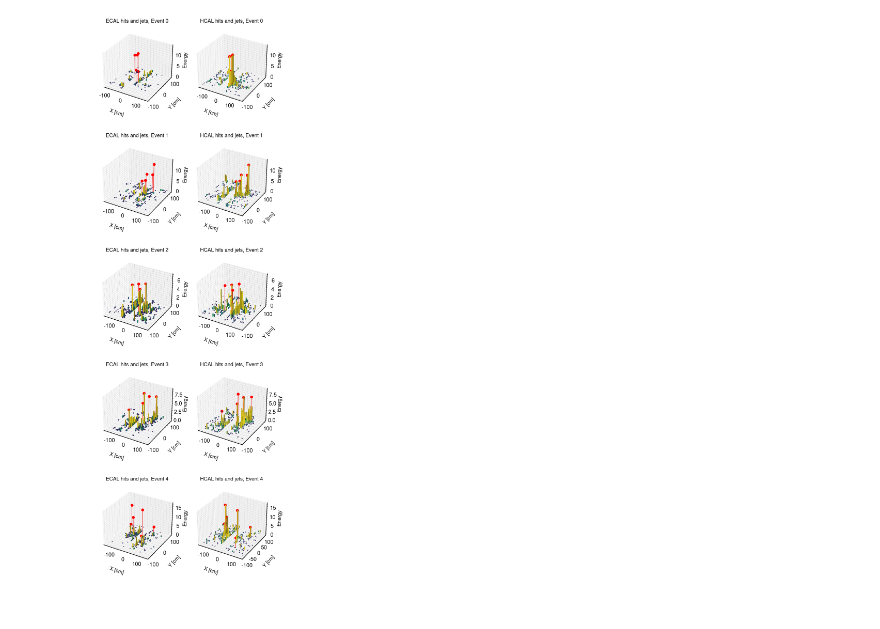
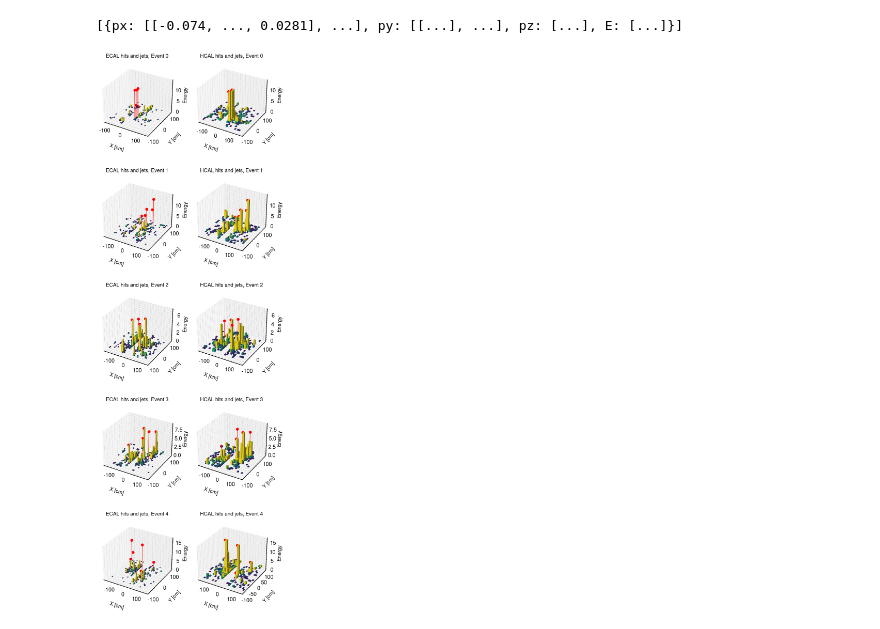
Before and after one commit to SeanBP/STAR-Forward-Analysis, a Jupyter notebook: STAR Forward Upgrade Analysis.ipynb, the cells around one changed output. Saved outputs shown, nothing was run; the diff lists cells and outputs as text; code cells hidden in the pictures.

Commit message:
Created fastjet example

```diff
--- a/STAR Forward Upgrade Analysis.ipynb
+++ b/STAR Forward Upgrade Analysis.ipynb
@@ -49,12 +50,15 @@ py = (ycut / norms) * ecut
 pz = (zcut / norms) * ecut
 ex = np.abs(px)
 
-lorentz = {"px": px, "py": py, "pz": pz, "E": ecut, "ex": ex}
+lorentz = {"px": px, "py": py, "pz": pz, "E": ecut}
 
 allLorentz = ak.from_iter([lorentz])
+print(allLorentz)
+# %% [output]
+[{px: [[-0.074, ..., 0.0281], ...], py: [[...], ...], pz: [...], E: [...]}]
 # %%
 # Define the jet definition
-jetdef = fastjet.JetDefinition(fastjet.antikt_algorithm, 0.4)
+jetdef = fastjet.JetDefinition(fastjet.antikt_algorithm, 1.0)
 
 # Cluster the particles into jets
 cluster = fastjet.ClusterSequence(allLorentz, jetdef)
@@ -69,9 +73,12 @@ def momentum_xyz(px, py, pz):
     return x, y, z
 
 # Define a function to calculate the eta coordinate
-def eta(py, px):
-    theta = abs(np.arctan(py / px))
+def eta(y, z):
+    theta = abs(np.arctan(y / z))
     return -1 * np.log(np.tan(theta / 2))
+def inverse_eta(eta, z):
+    y = z * (2 * np.exp(-eta)) / (1 - np.exp(-2*eta))
+    return y
 # %%
 # Mask the jets based on the energy of their constituents
 mask = inc_jets.E > 5
@@ -105,7 +112,7 @@ for i in range(n):
 
     ax = axs[i][0]
     ax.set_title(f'ECAL hits and jets, Event {evt}', fontsize=20, pad=20)
-    ax.bar3d(np.array(xEcal[evt]), np.array(yEcal[evt]), 0, 4, 4, np.array(eEcal[evt]), color=[cmap(k) for k in np.array(eEcal[evt])])
+    ax.bar3d(np.array(xEcal[evt]), np.array(yEcal[evt]), 0, 5.5694733, 5.572006, np.array(eEcal[evt]), color=[cmap(k) for k in np.array(eEcal[evt])])
 
     plt.xlim(-150,150)
     plt.ylim(-100,100)
@@ -120,32 +127,32 @@ for i in range(n):
     for j in range(len(np.array(jetE[evt]))):
         x_pos = jetXE[evt][j]
         y_pos = jetYE[evt][j]
         z_pos = jetE[evt][j]
         ax.scatter(x_pos, y_pos, z_pos, s=100, color='red', marker='o')
         ax.plot([x_pos, x_pos], [y_pos, y_pos], [0, z_pos], color='red')
 
 
     ax = axs[i][1]
     ax.set_title(f'HCAL hits and jets, Event {evt}', fontsize=20, pad=20)
-    ax.bar3d(np.array(xHcal[evt]), np.array(yHcal[evt]), 0, 4, 4, np.array(eHcal[evt]), color=[cmap(k) for k in np.array(eHcal[evt])])
+    ax.bar3d(np.array(xHcal[evt]), np.array(yHcal[evt]), 0, 9.985443, 9.98999, np.array(eHcal[evt]), color=[cmap(k) for k in np.array(eHcal[evt])])
 
     plt.xlim(-150,150)
     plt.ylim(-100,100)
     ax.set_xlabel('X [cm]', fontsize=20)
     ax.set_ylabel('Y [cm]', fontsize=20)
     ax.set_zlabel('Energy', fontsize=20)
 
     ax.yaxis.labelpad=30
     ax.xaxis.labelpad=30
     ax.zaxis.labelpad=10
 
     for j in range(len(np.array(jetE[evt]))):
         x_pos = jetXH[evt][j]
         y_pos = jetYH[evt][j]
         z_pos = jetE[evt][j]
         ax.scatter(x_pos, y_pos, z_pos, s=100, color='red', marker='o')
         ax.plot([x_pos, x_pos], [y_pos, y_pos], [0, z_pos], color='red')
 
 plt.tight_layout()
 # %% [output]
-[figure, old version]
+[figure, new version]
```
Also changed, not shown: parts of 3 cells of this notebook, 1 other file.
